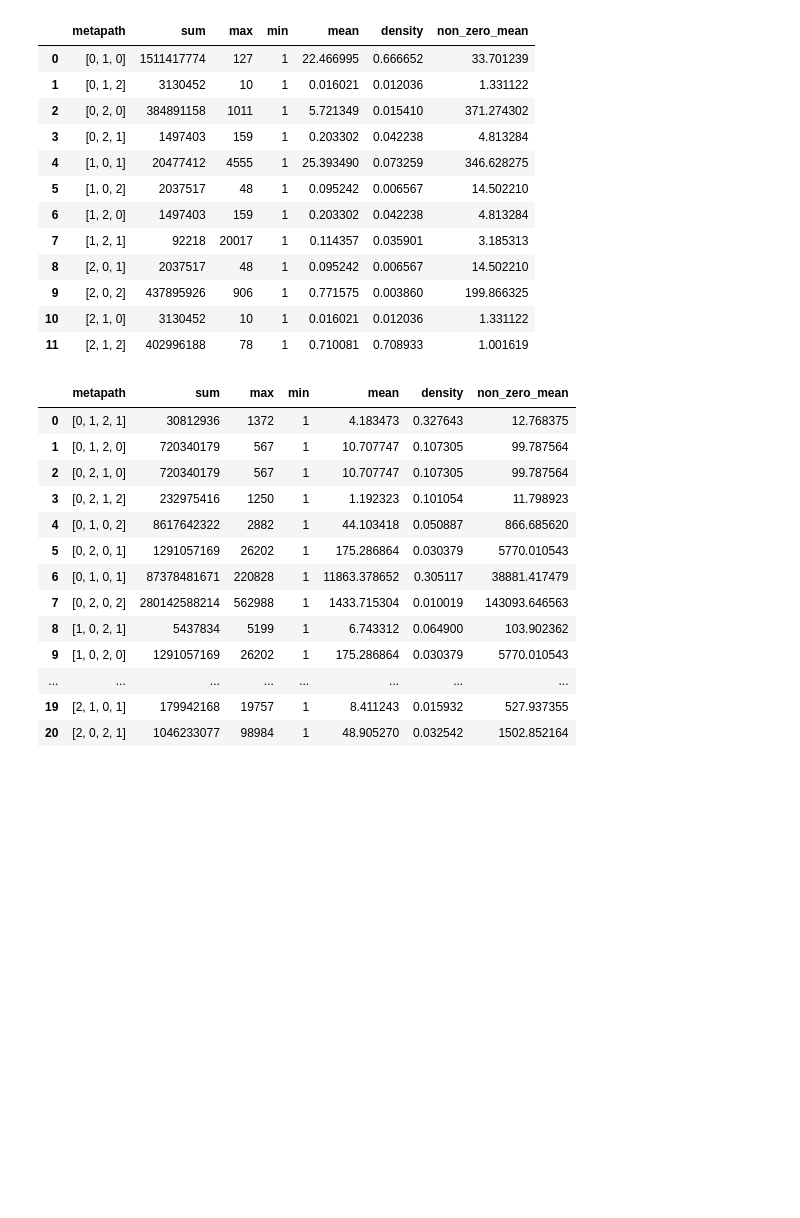
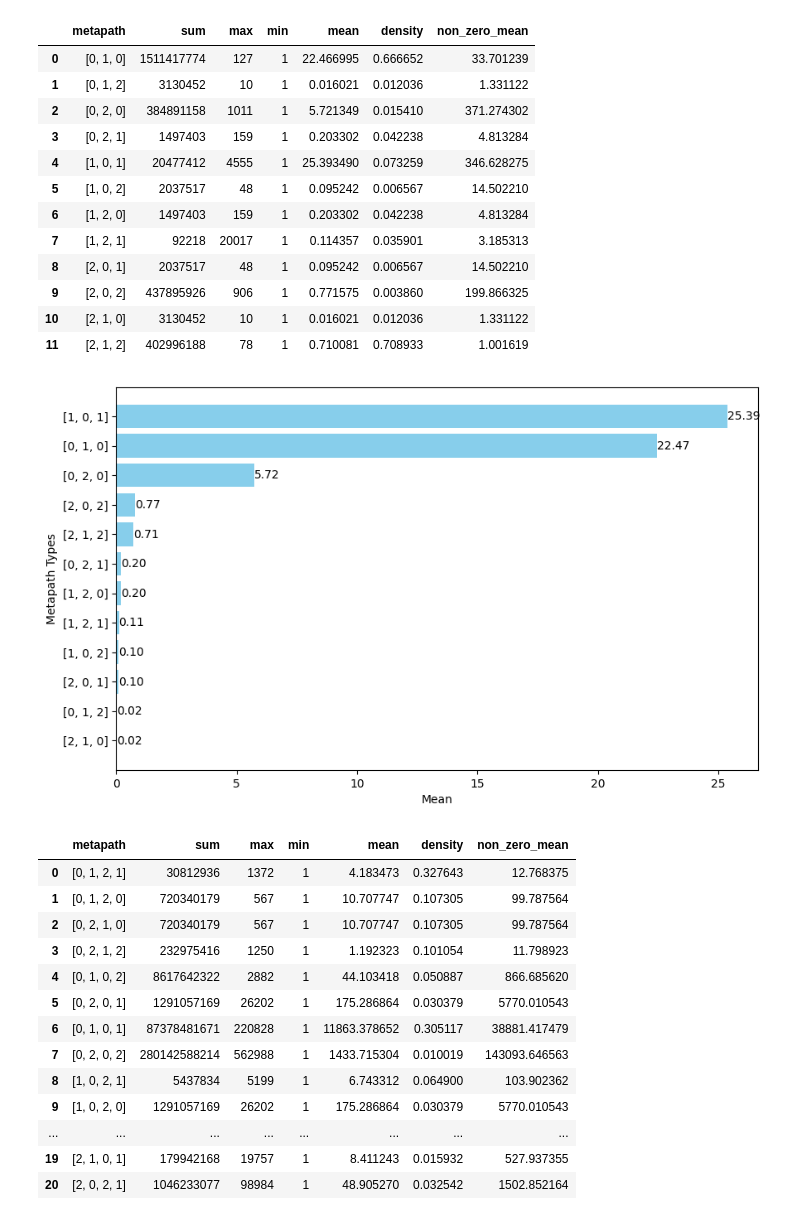
Before and after one commit to lucyzhang95/MAGNN_MKG, a Jupyter notebook: MAGNN/model_data_preprocess.ipynb, the cells around one changed output. Cells and saved outputs as stored; diff of their text form; code cells hidden in the pictures; blank space fills up the shorter version.

Commit message:
update plots for mean values of metapath

```diff
--- a/MAGNN/model_data_preprocess.ipynb
+++ b/MAGNN/model_data_preprocess.ipynb
@@ -212,6 +214,19 @@ metapath_len3_df
 | 9 | [2, 0, 2] | 437895926 | 906 | 1 | 0.771575 | 0.003860 | 199.866325 |
 | 10 | [2, 1, 0] | 3130452 | 10 | 1 | 0.016021 | 0.012036 | 1.331122 |
 | 11 | [2, 1, 2] | 402996188 | 78 | 1 | 0.710081 | 0.708933 | 1.001619 |
+# %%
+sorted_metapath_len3_df = metapath_len3_df.sort_values(by='mean', ascending=False)
+# %%
+plt.figure(figsize=(10, 6))
+plt.barh(sorted_metapath_len3_df['metapath'].astype(str), sorted_metapath_len3_df['mean'], color='skyblue')
+plt.xlabel('Mean')
+plt.ylabel('Metapath Types')
+plt.gca().invert_yaxis()
+for index, value in enumerate(sorted_metapath_len3_df['mean']):
+    plt.text(value, index, f'{value:.2f}', va='center')
+plt.show()
+# %% [output]
+[figure, added]
 # %%
 possible_metapath_l4 = [
     [0, 1, 2, 1],
```
Also changed, not shown: parts of 7 cells of this notebook.
